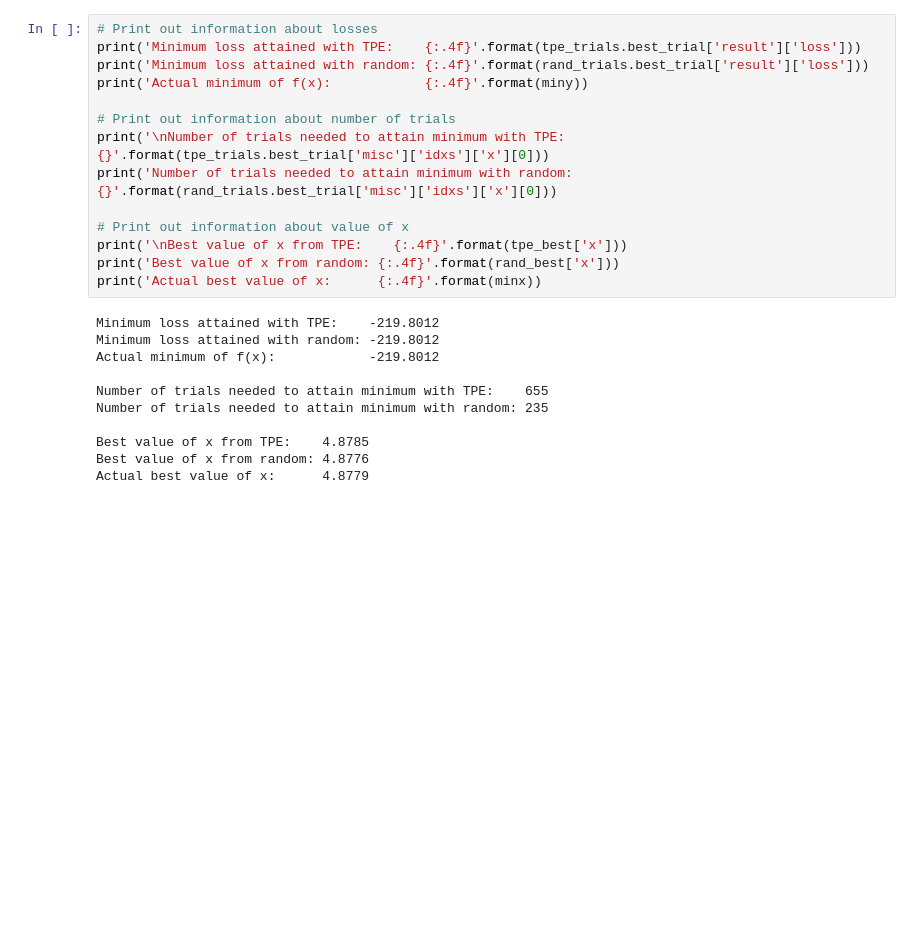
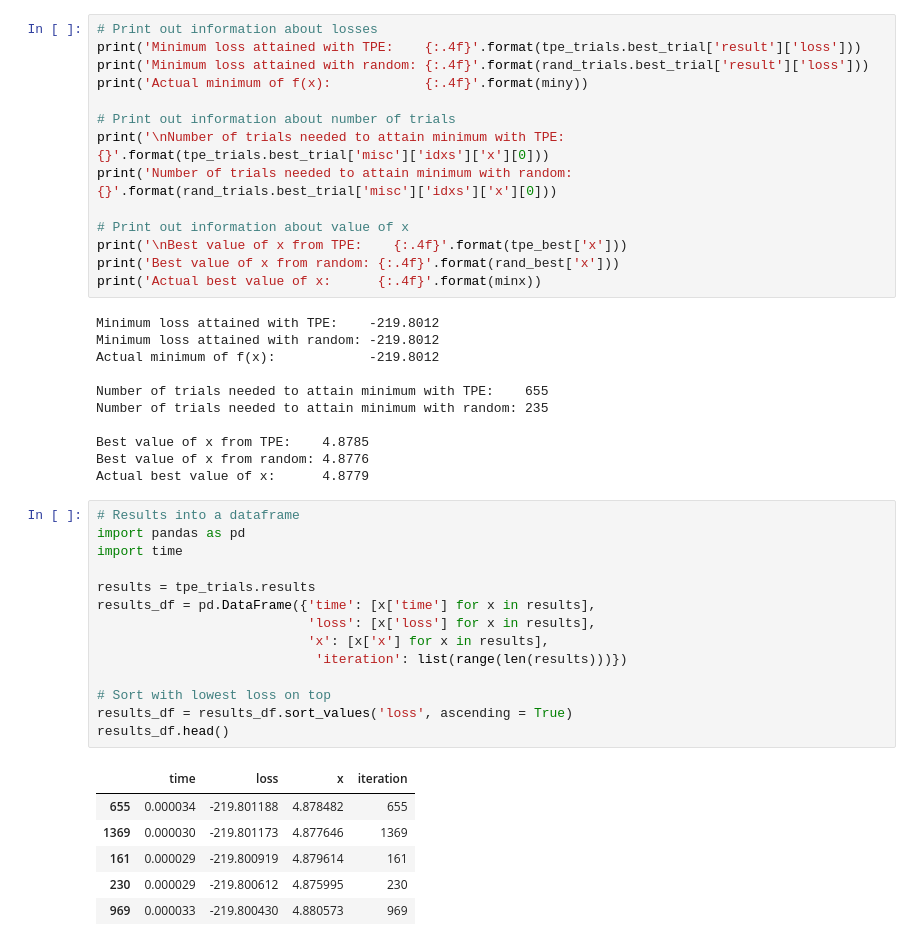
Before and after one commit to marcin119a/hyperopt-seminar, a Jupyter notebook: Hyperopt- Prezentation.ipynb, the cells around one changed output. Saved outputs shown, nothing was run; the diff lists cells and outputs as text; blank space fills up the shorter version.

```diff
--- a/Hyperopt- Prezentation.ipynb
+++ b/Hyperopt- Prezentation.ipynb
@@ -211,3 +235,24 @@ Number of trials needed to attain minimum with random: 235
 Best value of x from TPE:    4.8785
 Best value of x from random: 4.8776
 Actual best value of x:      4.8779
+# %%
+# Results into a dataframe
+import pandas as pd
+import time
+
+results = tpe_trials.results
+results_df = pd.DataFrame({'time': [x['time'] for x in results],
+                           'loss': [x['loss'] for x in results],
+                           'x': [x['x'] for x in results],
+                            'iteration': list(range(len(results)))})
+
+# Sort with lowest loss on top
+results_df = results_df.sort_values('loss', ascending = True)
+results_df.head()
+# %% [output]
+|  | time | loss | x | iteration |
+| 655 | 0.000034 | -219.801188 | 4.878482 | 655 |
+| 1369 | 0.000030 | -219.801173 | 4.877646 | 1369 |
+| 161 | 0.000029 | -219.800919 | 4.879614 | 161 |
+| 230 | 0.000029 | -219.800612 | 4.875995 | 230 |
+| 969 | 0.000033 | -219.800430 | 4.880573 | 969 |
```
Also changed, not shown: parts of 9 cells of this notebook.
